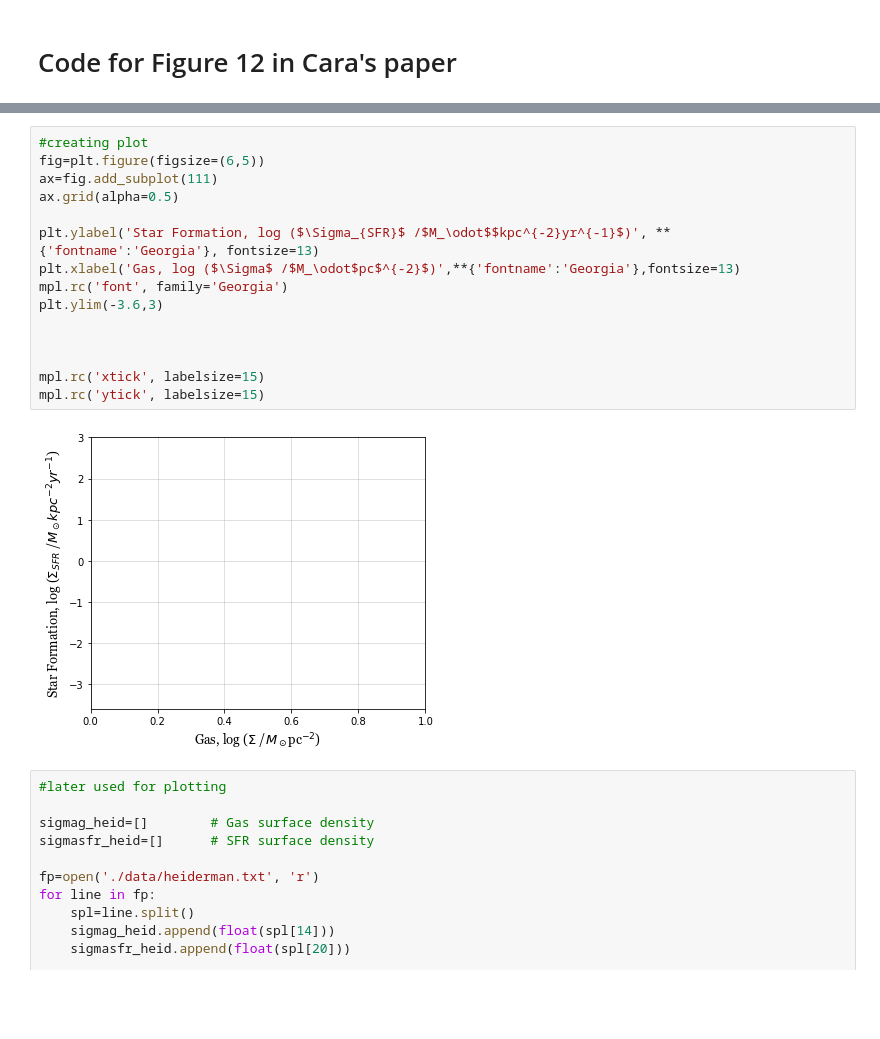
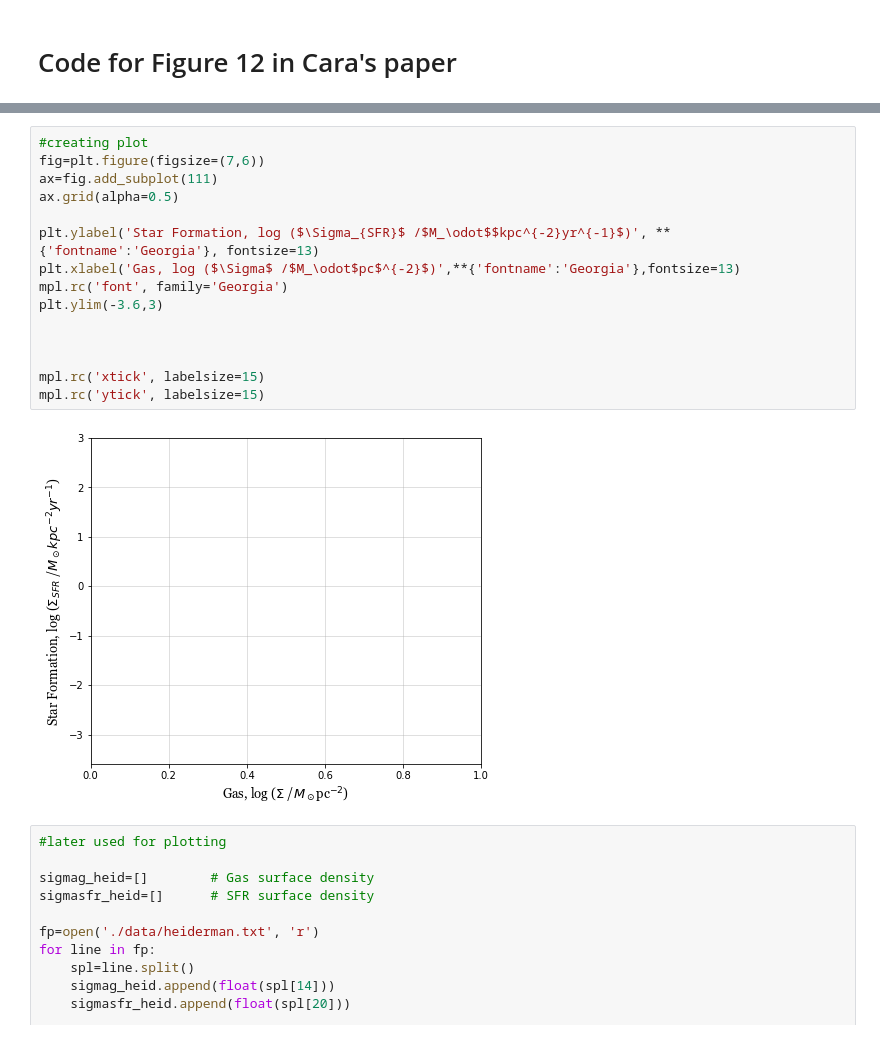
Before and after one commit to danyaalb/sfr_extragalcatic_comparison, a Jupyter notebook: SFRvsGas.ipynb, the cells around one changed output, grey strips where cells are left out. Drawn from its saved outputs; the diff is of its cells as text; blank space fills up the shorter version.

```diff
--- a/SFRvsGas.ipynb
+++ b/SFRvsGas.ipynb
@@ -358,21 +177,21 @@ print(cmz_clouds_area)
 Name: Area, dtype: object
 # %%
 #creating plot
-fig=plt.figure(figsize=(6,5))
+fig=plt.figure(figsize=(7,6))
 ax=fig.add_subplot(111)
 ax.grid(alpha=0.5)
 
 plt.ylabel('Star Formation, log ($\Sigma_{SFR}$ /$M_\odot$$kpc^{-2}yr^{-1}$)', **{'fontname':'Georgia'}, fontsize=13)
 plt.xlabel('Gas, log ($\Sigma$ /$M_\odot$pc$^{-2}$)',**{'fontname':'Georgia'},fontsize=13)
 mpl.rc('font', family='Georgia')
 plt.ylim(-3.6,3)
 
 
 
 mpl.rc('xtick', labelsize=15)
 mpl.rc('ytick', labelsize=15)
 # %% [output]
-[figure, old version]
+[figure, new version]
 # %%
 #later used for plotting
 
```
Also changed, not shown: parts of 12 cells of this notebook, 3 other files.
